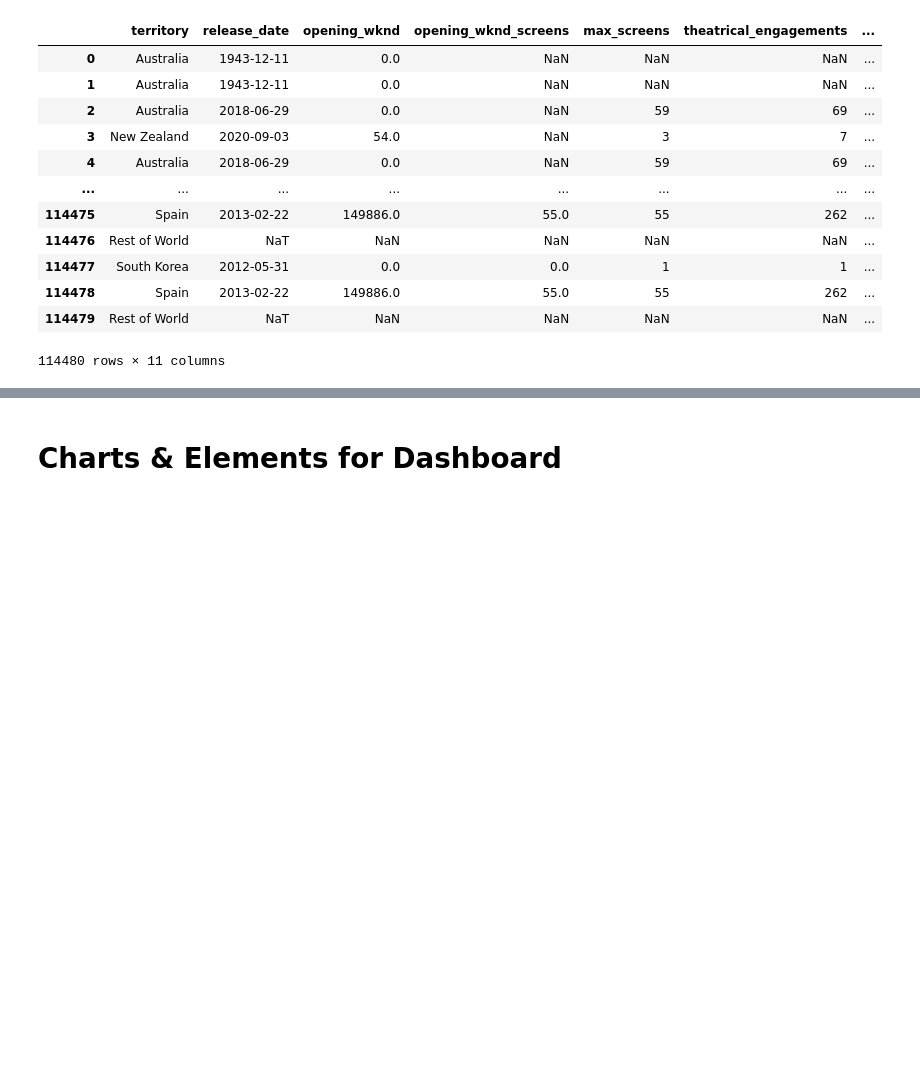
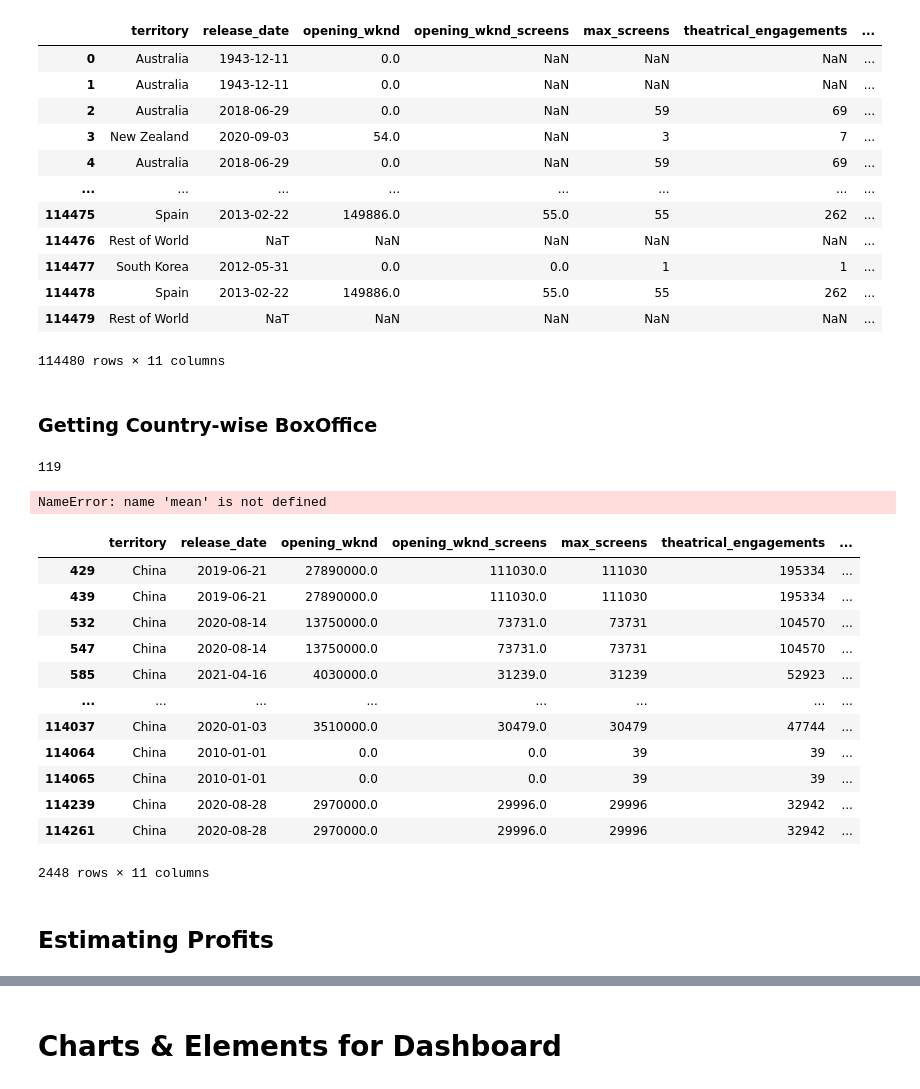
Before and after one commit to jossanna/box-office-dojo, a Jupyter notebook: 230716_the_numbers_data_wrangling.ipynb, the cells around one changed output, grey strips where cells are left out. Saved outputs shown, nothing was run; the diff lists cells and outputs as text; code cells hidden in the pictures; blank space fills up the shorter version.

```diff
--- a/230716_the_numbers_data_wrangling.ipynb
+++ b/230716_the_numbers_data_wrangling.ipynb
@@ -1682,3 +1658,29 @@ df_int
 | 114478 | Spain | 2013-02-22 | 149886.0 | 55.0 | 55 | 262 | ... |
 | 114479 | Rest of World | NaT | NaN | NaN | NaN | NaN | ... |
 114480 rows × 11 columns
+# %% [markdown]
+### Getting Country-wise BoxOffice
+# %%
+df_int['territory'].unique().size
+# %% [output]
+119
+# %%
+df_int.groupby('territory').agg((mean, count)).sort_values('total_bo', ascending=False).head(50)
+# %% [output]
+NameError: name 'mean' is not defined
+# %%
+df_int.loc[df_int['territory'] == 'China', :]
+# %% [output]
+|  | territory | release_date | opening_wknd | opening_wknd_screens | max_screens | theatrical_engagements | ... |
+| 429 | China | 2019-06-21 | 27890000.0 | 111030.0 | 111030 | 195334 | ... |
+| 439 | China | 2019-06-21 | 27890000.0 | 111030.0 | 111030 | 195334 | ... |
+| 532 | China | 2020-08-14 | 13750000.0 | 73731.0 | 73731 | 104570 | ... |
+| 547 | China | 2020-08-14 | 13750000.0 | 73731.0 | 73731 | 104570 | ... |
+| 585 | China | 2021-04-16 | 4030000.0 | 31239.0 | 31239 | 52923 | ... |
+| ... | ... | ... | ... | ... | ... | ... | ... |
+| 114037 | China | 2020-01-03 | 3510000.0 | 30479.0 | 30479 | 47744 | ... |
+| 114064 | China | 2010-01-01 | 0.0 | 0.0 | 39 | 39 | ... |
+| 114065 | China | 2010-01-01 | 0.0 | 0.0 | 39 | 39 | ... |
+| 114239 | China | 2020-08-28 | 2970000.0 | 29996.0 | 29996 | 32942 | ... |
+| 114261 | China | 2020-08-28 | 2970000.0 | 29996.0 | 29996 | 32942 | ... |
+2448 rows × 11 columns
@@ -1684,0 +1693,2 @@ df_int
+# %% [markdown]
+## Estimating Profits
```
Also changed, not shown: parts of 24 cells of this notebook, 5 other files.
